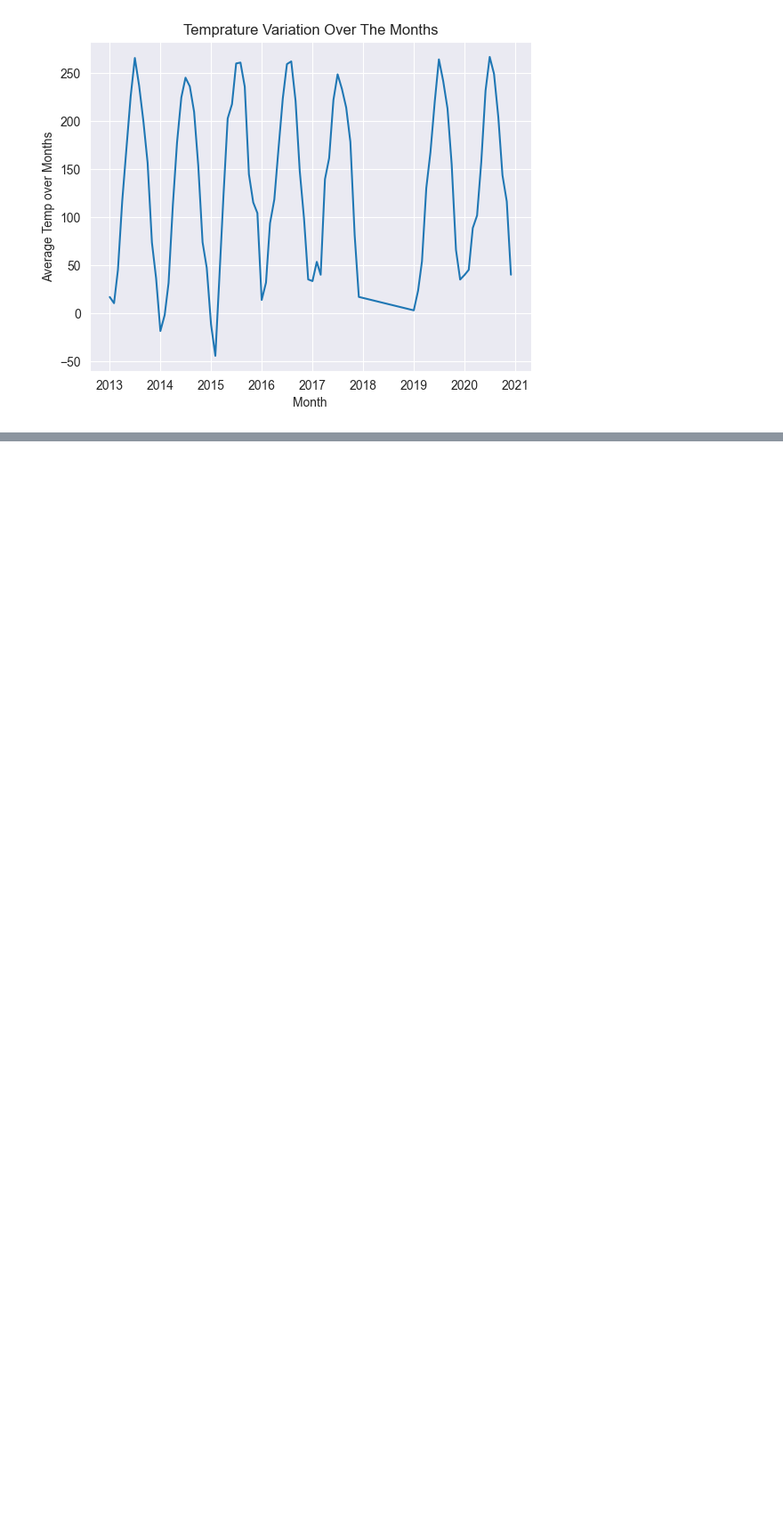
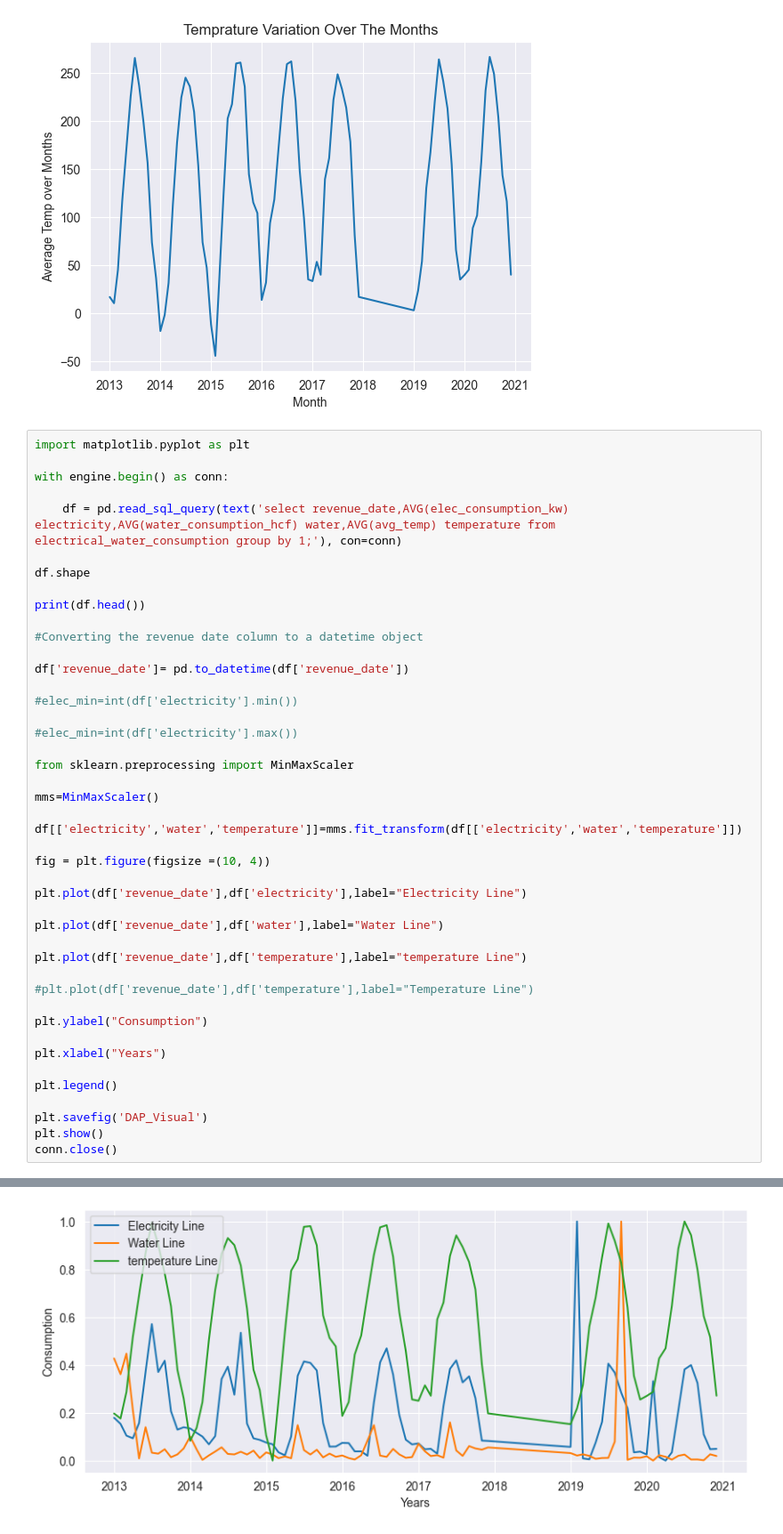
Before and after one commit to asim-21172218/DAP_Project, a Jupyter notebook: DAP Visualization.ipynb, the cells around one changed output, grey strips where cells are left out. Shown at 89% size. Saved outputs shown, nothing was run; the diff lists cells and outputs as text; blank space fills up the shorter version.

```diff
--- a/DAP Visualization.ipynb
+++ b/DAP Visualization.ipynb
@@ -271,3 +247,48 @@ plt.ylabel('Average Temp over Months')
 conn.close()
 # %% [output]
 [figure]
+# %%
+import matplotlib.pyplot as plt
+
+with engine.begin() as conn:
+
+    df = pd.read_sql_query(text('select revenue_date,AVG(elec_consumption_kw) electricity,AVG(water_consumption_hcf) water,AVG(avg_temp) temperature from electrical_water_consumption group by 1;'), con=conn)
+
+df.shape
+
+print(df.head())
+
+#Converting the revenue date column to a datetime object
+
+df['revenue_date']= pd.to_datetime(df['revenue_date'])
+
+#elec_min=int(df['electricity'].min())
+
+#elec_min=int(df['electricity'].max())
+
+from sklearn.preprocessing import MinMaxScaler
+
+mms=MinMaxScaler()
+
+df[['electricity','water','temperature']]=mms.fit_transform(df[['electricity','water','temperature']])
+
+fig = plt.figure(figsize =(10, 4))
+
+plt.plot(df['revenue_date'],df['electricity'],label="Electricity Line")
+
+plt.plot(df['revenue_date'],df['water'],label="Water Line")
+
+plt.plot(df['revenue_date'],df['temperature'],label="temperature Line")
+
+#plt.plot(df['revenue_date'],df['temperature'],label="Temperature Line")
+
+plt.ylabel("Consumption")
+
+plt.xlabel("Years")
+
+plt.legend()
+
+plt.savefig('DAP_Visual')
+plt.show()
+conn.close()
+# %% [output]
@@ -273,0 +301 @@ conn.close()
+[figure, added]
```
Also changed, not shown: parts of 7 cells of this notebook.
